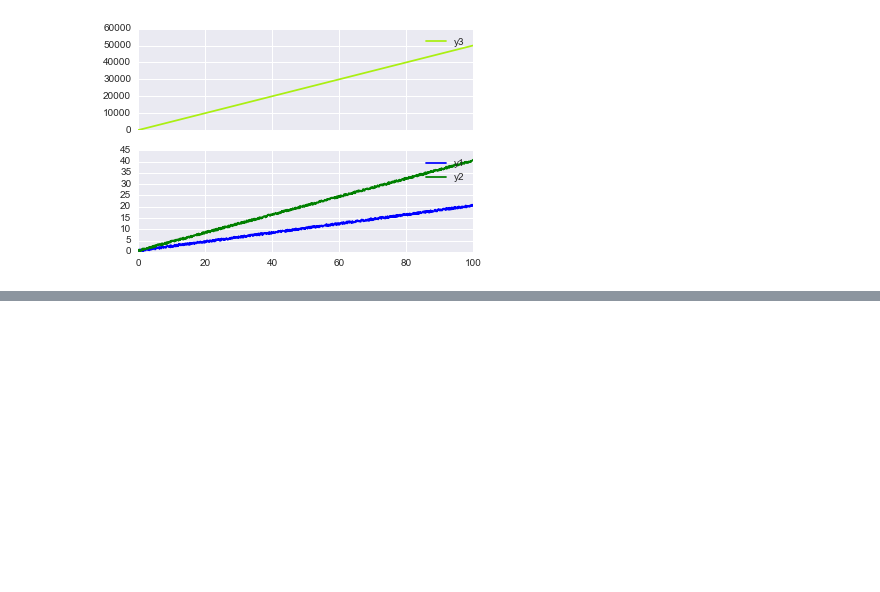
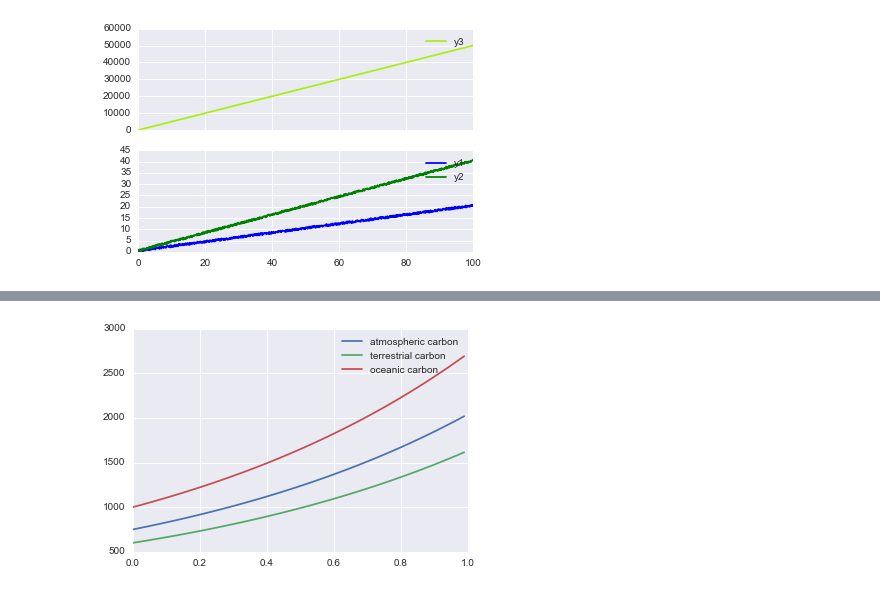
Before and after one commit to mglerner/MathematicalPhysics, a Jupyter notebook: CoupledDEs/CarbonCycle.ipynb, the cells around one changed output, grey strips where cells are left out. Saved outputs shown, nothing was run; the diff lists cells and outputs as text; code cells hidden in the pictures; blank space fills up the shorter version.

Commit message:
odeint

```diff
--- a/CoupledDEs/CarbonCycle.ipynb
+++ b/CoupledDEs/CarbonCycle.ipynb
@@ -232,0 +247,38 @@ ax2.legend()
+# %%
+dt = 0.01
+atmos0, terrestrial0, ocean0 = 750, 600, 1000
+a_t_rate, a_o_rate, t_o_rate, o_a_rate = dt*0.147, dt*0.053, dt*0.183, dt*0.15
+
+from scipy import integrate
+
+def simplemodel():
+    # We make a vector X containing [atmos, terrestrial, ocean]
+    # Here are our initial values
+    init = [atmos0,terrestrial0,ocean0]
+    def derivX(X,t):
+        # Note that we have to take in `t` as a parameter, even though we don't use it.
+        atmos, terrestrial, ocean = X
+        a_t = a_t_rate * atmos
+        a_o = a_o_rate * atmos
+        t_o = t_o_rate * terrestrial
+        o_a = o_a_rate * ocean
+        # Just the derivatives here. Compare to the previous code!
+        datmos = - a_t - a_o + o_a
+        dterrestrial = - t_o + a_t
+        docean = - o_a + a_o + t_o
+        return np.array([atmos, terrestrial, ocean])
+
+    # Look up the difference between np.arange and np.linspace
+    time = np.arange(0,1,dt)
+
+    # Let scipy.integrate.odeint do all the work for us!
+    X = integrate.odeint(derivX,init,time)
+    atmos, terrestrial, ocean = X[:,0], X[:,1], X[:,2]
+
+    plt.plot(time,atmos,label='atmospheric carbon')
+    plt.plot(time,terrestrial,label='terrestrial carbon')
+    plt.plot(time,ocean,label='oceanic carbon')
+    plt.legend()
+simplemodel()
+# %% [output]
+[figure, added]
```
Also changed, not shown: parts of 2 cells of this notebook.
